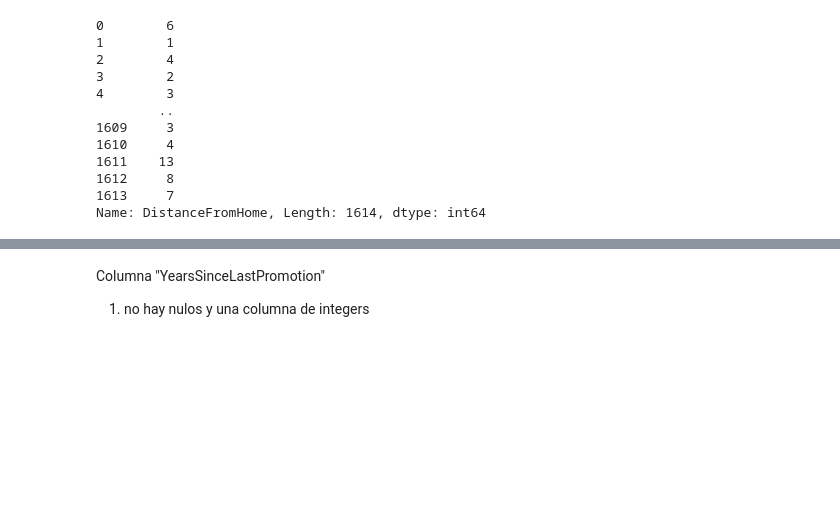
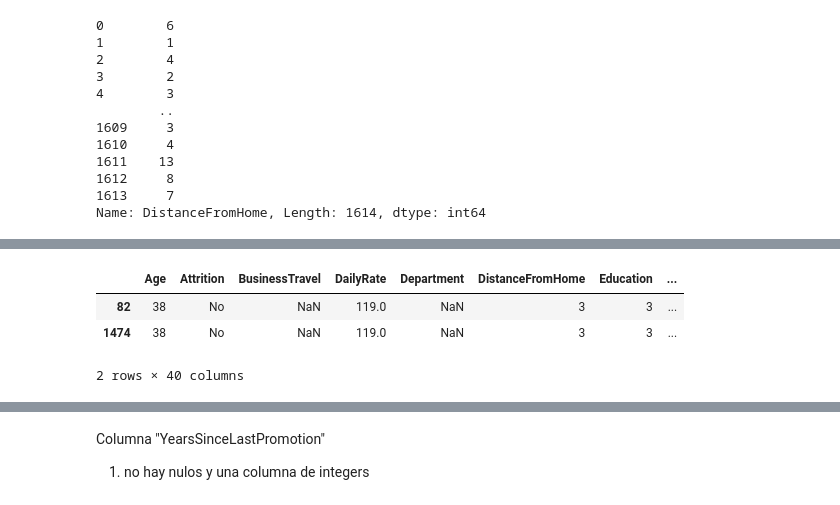
Before and after one commit to Adalab/https-github.com-Adalab-proyecto-da-promo-F-modulo-3-team-5, a Jupyter notebook: Borrador_Inicial.ipynb, the cells around one changed output, grey strips where cells are left out. Drawn from its saved outputs; the diff is of its cells as text; code cells hidden in the pictures; blank space fills up the shorter version.

```diff
--- a/Borrador_Inicial.ipynb
+++ b/Borrador_Inicial.ipynb
@@ -177,0 +383,12 @@ Name: DistanceFromHome, Length: 1614, dtype: int64
+# %%
+#comprobamos algunos registros
+
+fila_con_307 = df_ejemplo[df_ejemplo['employeenumber'] == 307]
+fila_con_307
+
+#Nota: Vemos que RemoteWork 1 equivale a YES
+# %% [output]
+|  | Age | Attrition | BusinessTravel | DailyRate | Department | DistanceFromHome | Education | ... |
+| 82 | 38 | No | NaN | 119.0 | NaN | 3 | 3 | ... |
+| 1474 | 38 | No | NaN | 119.0 | NaN | 3 | 3 | ... |
+2 rows × 40 columns
```
Also changed, not shown: parts of 58 cells of this notebook.
